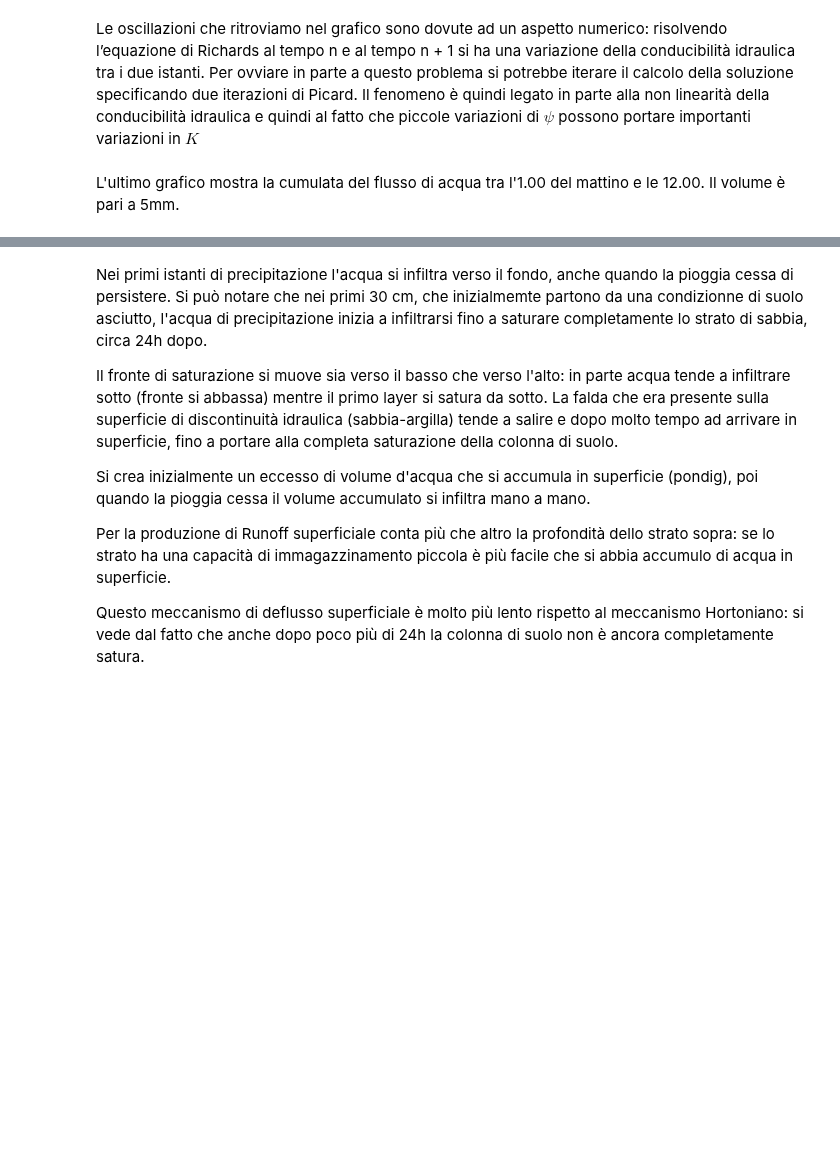
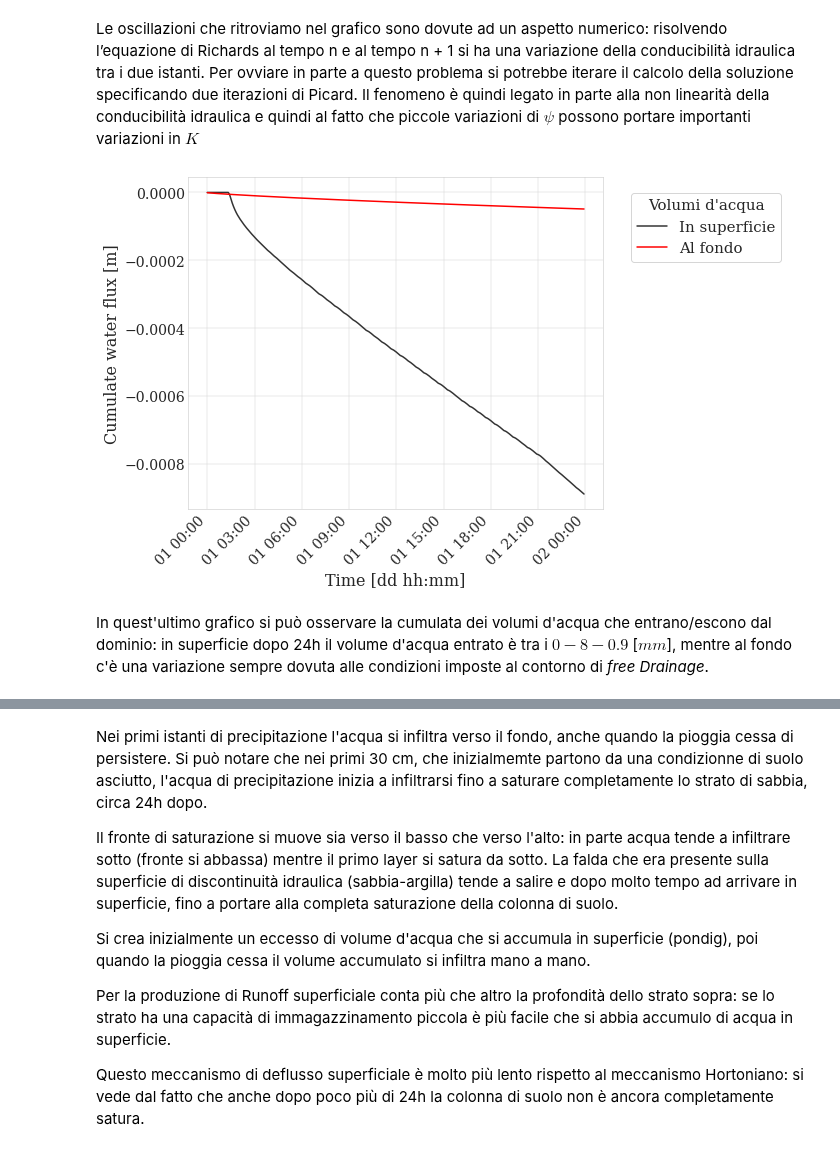
Before and after one commit to emmatroni/idrologia, a Jupyter notebook: OMS_WHETGEO1D/3 - Richards/2 - Runoff.ipynb, the cells around one changed output, grey strips where cells are left out. Cells and saved outputs as stored; diff of their text form; code cells hidden in the pictures; blank space fills up the shorter version.

```diff
--- a/OMS_WHETGEO1D/3 - Richards/2 - Runoff.ipynb
+++ b/OMS_WHETGEO1D/3 - Richards/2 - Runoff.ipynb
@@ -370,25 +374,27 @@ Le oscillazioni che ritroviamo nel grafico sono dovute ad un aspetto numerico: r
 # %%
 fig, ax= plt.subplots(1, 1, figsize=(10, 10/1.618))
 
 (ds.darcyVelocity.sel(dualDepth=0, method='nearest')*60).cumsum().plot(ax=ax, label='Surface', color='0.2')
 (ds.darcyVelocity.sel(dualDepth=-2, method='nearest')*60).cumsum().plot(ax=ax, label='Bottom', color='red')
 
 
 ax.set_title('')
 
 ax.set_ylabel('Cumulate water flux [m]')
 
 ax.set_xlabel('Time [dd hh:mm]')
 
 ax.xaxis.set_major_formatter(mdates.DateFormatter('%d %H:%M'))
 ax.xaxis.set_tick_params(rotation=45)
 
-ax.legend(bbox_to_anchor=(1.25,0.65), ncol=1)
+plt.legend(['In superficie', 'Al fondo'], loc='center left',  title = "Volumi d'acqua", title_fontsize = 15, fontsize=15, bbox_to_anchor=(1.05,0.85))
 
 plt.tight_layout()
 plt.show()
+# %% [output]
+[figure, added]
 # %% [markdown]
-L'ultimo grafico mostra la cumulata del flusso di acqua tra l'1.00 del mattino e le 12.00. Il volume è pari a 5mm.
+In quest'ultimo grafico si può osservare la cumulata dei volumi d'acqua che entrano/escono dal dominio: in superficie dopo 24h il volume d'acqua entrato è tra i $0-8-0.9$ [$mm$], mentre al fondo c'è una variazione sempre dovuta alle condizioni imposte al contorno di *free Drainage*.
 # %% [markdown]
 ## Runoff Dunniano <a class="anchor" id="dunn"></a>
 Se il suolo è già completamente saturo, l'acqua non ha modo di infiltrarsi e si genera quindi nuovamente il fenomeno di $ponding$. In questa casistica è valida l'equazione:
```
Also changed, not shown: parts of 3 cells of this notebook, 1 other file.
